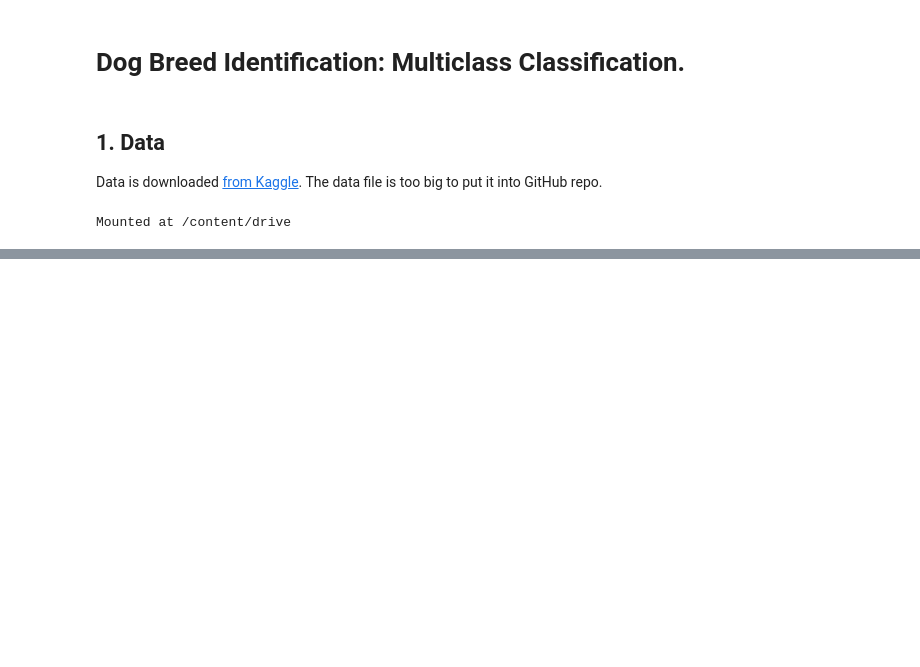
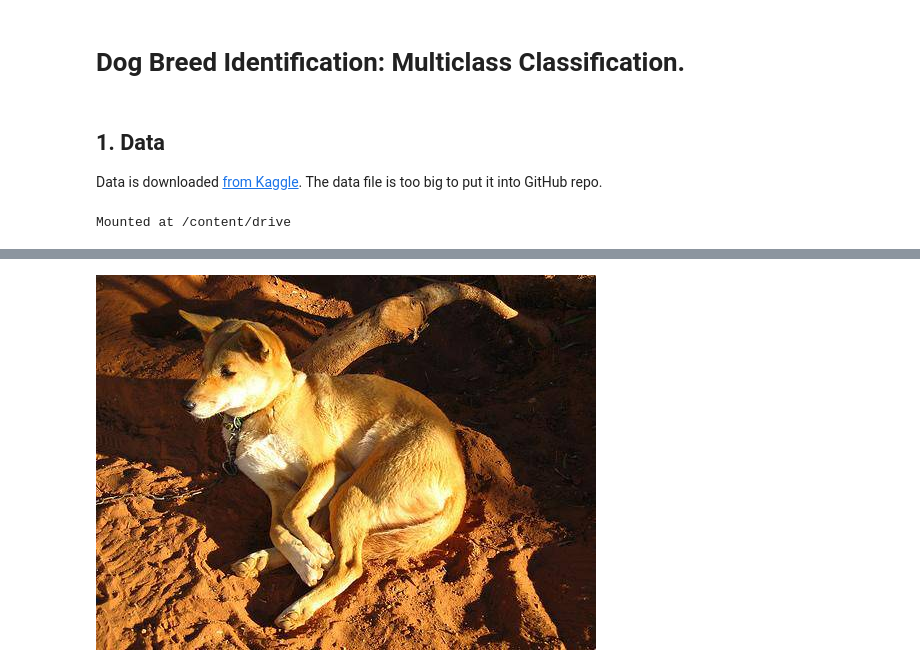
Before and after one commit to Dimisz/Portfolio, a Jupyter notebook: Python/DeepLearning/TensorFlow/ComputerVision/dog_breed_identification.ipynb, the cells around one changed output, grey strips where cells are left out. Cells and saved outputs as stored; diff of their text form; code cells hidden in the pictures; blank space fills up the shorter version.

```diff
--- a/Python/DeepLearning/TensorFlow/ComputerVision/dog_breed_identification.ipynb
+++ b/Python/DeepLearning/TensorFlow/ComputerVision/dog_breed_identification.ipynb
@@ -33,0 +56,4 @@ Mounted at /content/drive
+# %%
+Image("drive/MyDrive/DogVision/unpacked/train/001513dfcb2ffafc82cccf4d8bbaba97.jpg")
+# %% [output]
+[figure, added]
```
Also changed, not shown: parts of 15 cells of this notebook.
